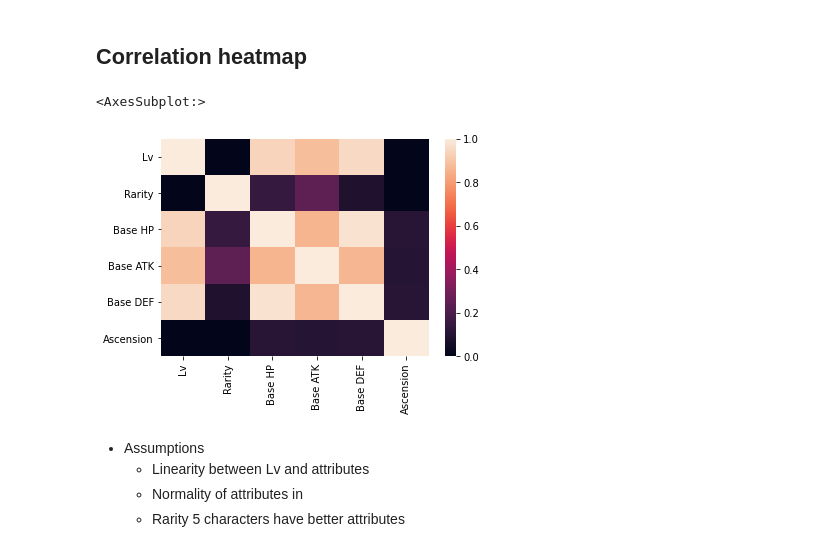
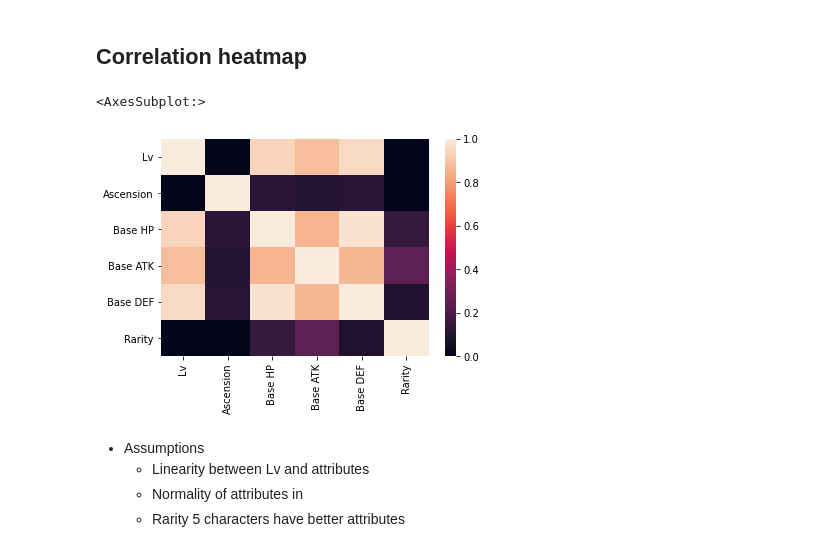
Before and after one commit to xiaowen-t/ds-project-template, a Jupyter notebook: notebooks/03-analysis-bivariate.ipynb, the cells around one changed output. Cells and saved outputs as stored; diff of their text form; code cells hidden in the pictures.

Commit message:
Tidy data, validate data

```diff
--- a/notebooks/03-analysis-bivariate.ipynb
+++ b/notebooks/03-analysis-bivariate.ipynb
@@ -19,0 +10,6 @@ df_growth.sample(5)
+# %%
+df_growth = pd.read_csv('data/processed/genshin_character_growth.csv')
+df_lv_90 = pd.read_csv('data/processed/genshin_character.csv')
+columns_from_df_lv_90 = ['ID'] + list(set(df_lv_90.columns)-set(df_growth.columns))
+df = pd.merge(df_growth, df_lv_90[columns_from_df_lv_90], on='ID', how='left')
+df.sample(5)
@@ -27,10 +30,10 @@ sns.scatterplot(x='Lv',y='Base ATK', data=df_growth, hue= 'Main role')
 # %% [markdown]
 ## Correlation heatmap
 # %%
-sns.heatmap(df_growth.corr())
+sns.heatmap(df.corr())
 # %% [output]
 <AxesSubplot:>
-[figure, old version]
+[figure, new version]
 # %% [markdown]
 - Assumptions
   - Linearity between Lv and attributes
```
Also changed, not shown: parts of 3 cells of this notebook, 3 other files.
